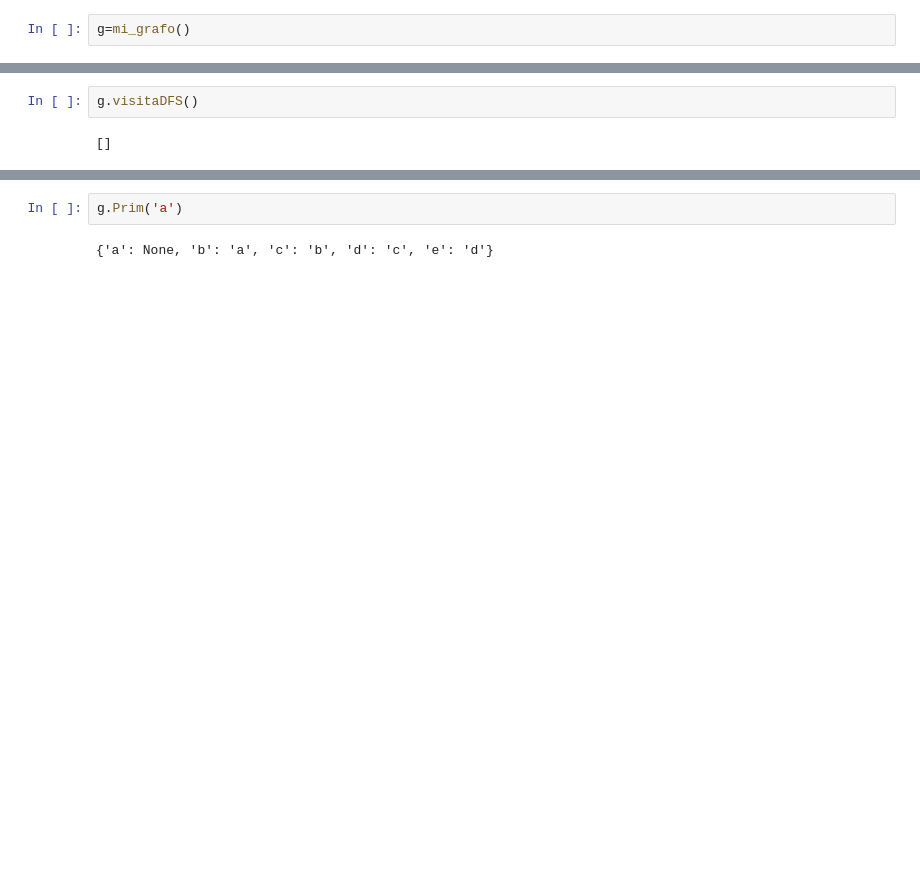
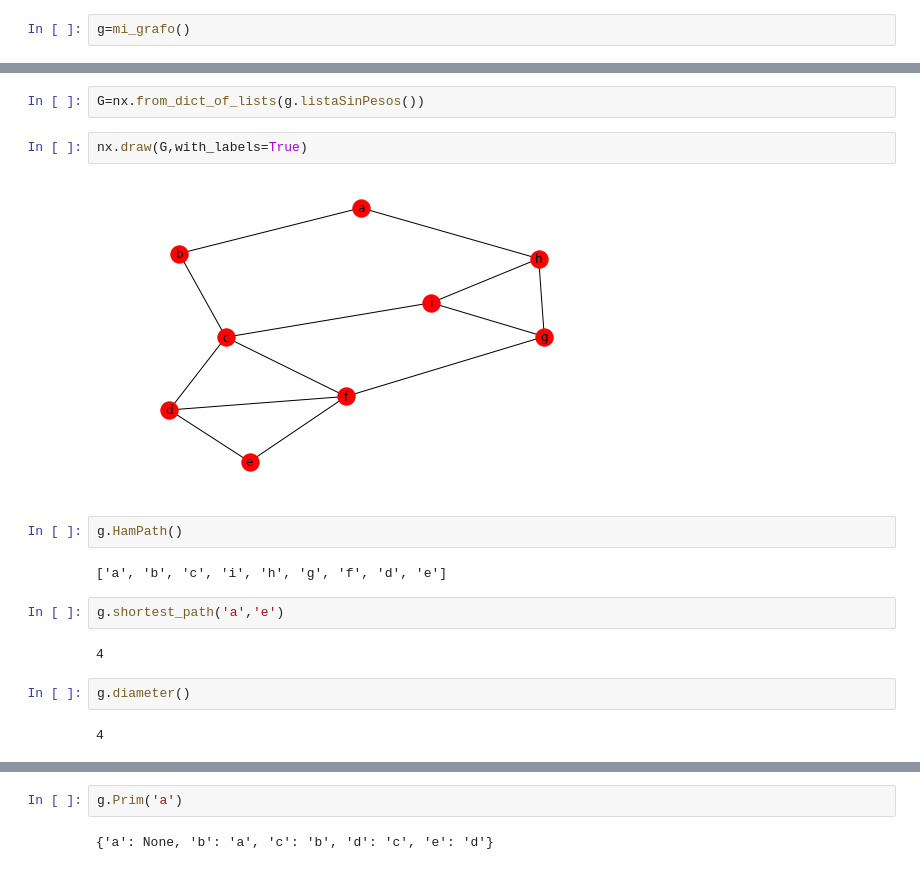
Before and after one commit to larissaOjeda/Clase-EDA-2019, a Jupyter notebook: EjerciciosPython/Ejercicios de Grafo.ipynb, the cells around one changed output, grey strips where cells are left out. Cells and saved outputs as stored; diff of their text form; blank space fills up the shorter version.

```diff
--- a/EjerciciosPython/Ejercicios de Grafo.ipynb
+++ b/EjerciciosPython/Ejercicios de Grafo.ipynb
@@ -78,4 +158,18 @@ print(g)
+# %%
+G=nx.from_dict_of_lists(g.listaSinPesos())
+# %%
+nx.draw(G,with_labels=True)
+# %% [output]
+[figure, added]
 # %%
-g.visitaDFS()
+g.HamPath()
 # %% [output]
-[]
+['a', 'b', 'c', 'i', 'h', 'g', 'f', 'd', 'e']
+# %%
+g.shortest_path('a','e')
+# %% [output]
+4
+# %%
+g.diameter()
+# %% [output]
+4
```
Also changed, not shown: parts of 31 cells of this notebook, 3 other files.
